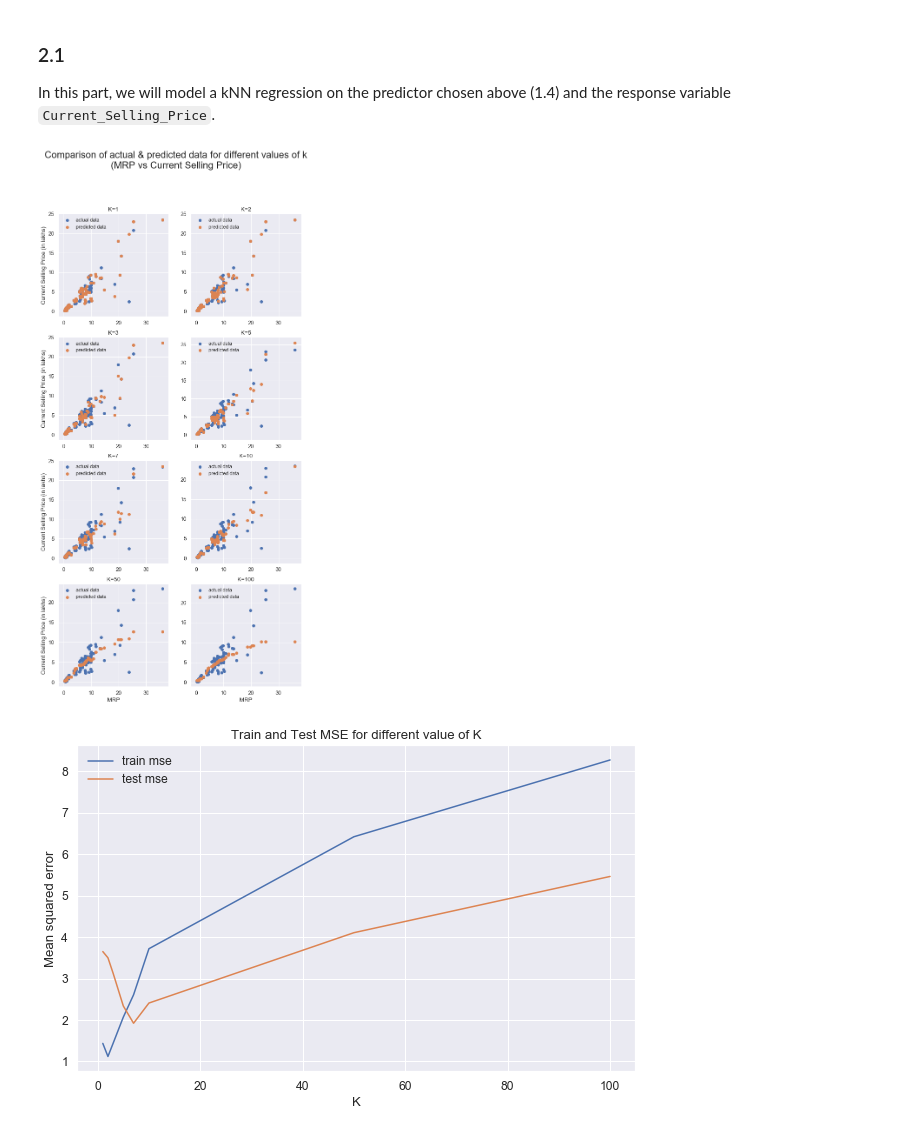
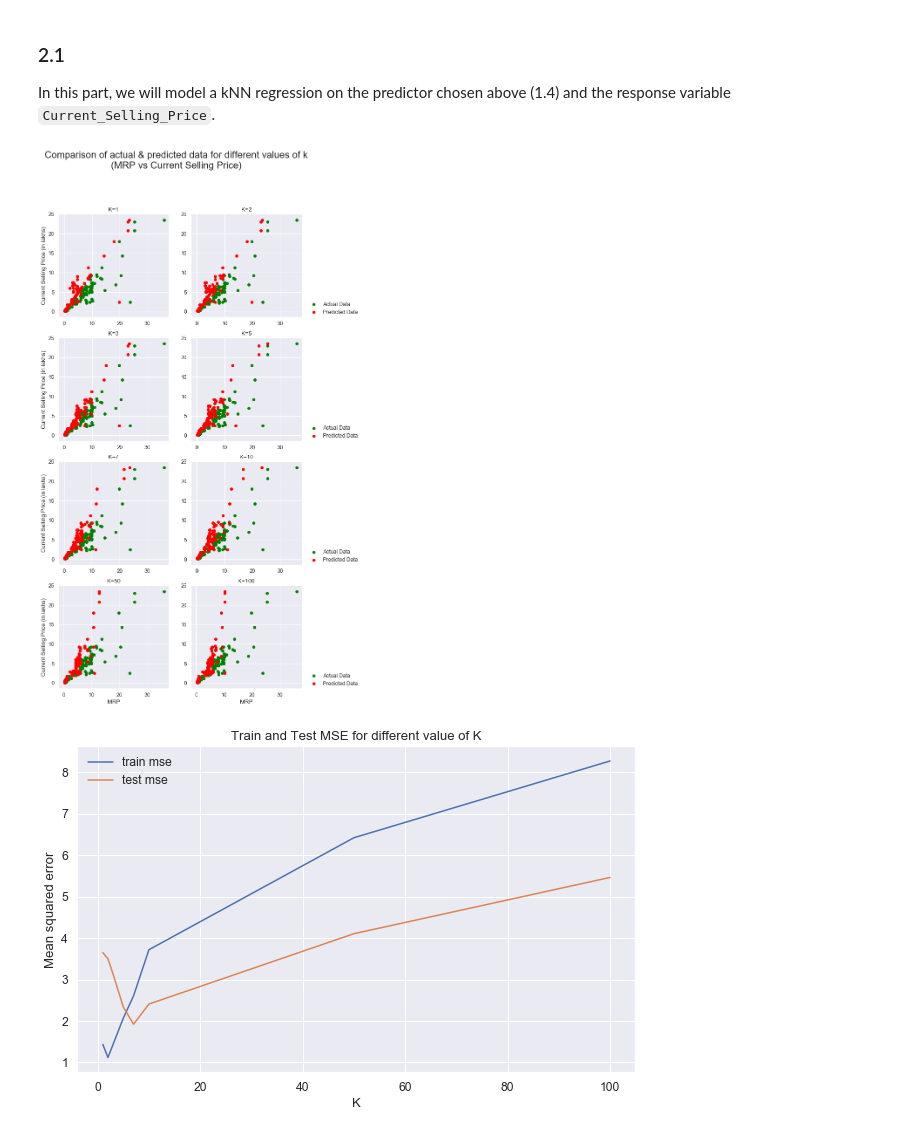
Before and after one commit to Wangsherpa/homework-1, a Jupyter notebook: ai1_c1_homework1_students.ipynb, the cells around one changed output. Drawn from its saved outputs; the diff is of its cells as text; code cells hidden in the pictures.

Commit message:
fixed plot and optional challange

```diff
--- a/ai1_c1_homework1_students.ipynb
+++ b/ai1_c1_homework1_students.ipynb
@@ -309,61 +309,39 @@ x_train, x_test, y_train, y_test = train_test_split(x, y, test_size=0.25, random
 ## Each figure should have plots of the prediction from the k-NN regression and the actual data points on the same figure, as well as axis labels, title, and legend
 k_list = [1, 2, 3, 5, 7, 10, 50, 100]
 mse_train_dict = {}
 mse_test_dict = {}
 predictions = {}
 
 for k in k_list:
     knn = KNeighborsRegressor(n_neighbors=k)
     knn.fit(x_train, y_train)
     y_train_pred = knn.predict(x_train)
     y_test_pred = knn.predict(x_test)
     predictions[k] = y_test_pred
     mse_train_dict[k] = mean_squared_error(y_train, y_train_pred)
     mse_test_dict[k] = mean_squared_error(y_test, y_test_pred)
 
 # Plotting
-# fig, ax = plt.subplots(4, 2, figsize=(10, 20))
-
-# k = 0
-# for i in range(4):
-#     for j in range(2):
-#         ax[i][j].scatter(x_test, y_test, color='green')
-#         ax[i][j].scatter(predictions[k_list[k]], y_test, color='red')
-#         ax[i][j].set_xlabel(f"K={k_list[k]}")
-#         k += 1
-sns.set(font_scale=1.1)
 fig, ax = plt.subplots(4, 2, figsize=(10, 20))
-ax[0][0].scatter(x_test, y_test, label="actual data")
-ax[0][0].scatter(x_test, predictions[1], label="predicted data")
-ax[0][1].scatter(x_test, y_test, label="actual data")
-ax[0][1].scatter(x_test, predictions[2], label="predicted data")
-ax[1][0].scatter(x_test, y_test, label="actual data")
-ax[1][0].scatter(x_test, predictions[3], label="predicted data")
-ax[1][1].scatter(x_test, y_test, label="actual data")
-ax[1][1].scatter(x_test, predictions[5], label="predicted data")
-ax[2][0].scatter(x_test, y_test, label="actual data")
-ax[2][0].scatter(x_test, predictions[7], label="predicted data")
-ax[2][1].scatter(x_test, y_test, label="actual data")
-ax[2][1].scatter(x_test, predictions[10], label="predicted data")
-ax[3][0].scatter(x_test, y_test, label="actual data")
-ax[3][0].scatter(x_test, predictions[50], label="predicted data")
-ax[3][1].scatter(x_test, y_test, label="actual data")
-ax[3][1].scatter(x_test, predictions[100], label="predicted data")
 
 k = 0
 for i in range(4):
     for j in range(2):
-        ax[i][j].legend(fontsize='small')
+        ax[i][j].scatter(x_test, y_test, color='green', label="Actual Data")
+        ax[i][j].scatter(predictions[k_list[k]], y_test, color='red', label="Predicted Data")
         ax[i][j].set_title(f"K={k_list[k]}")
         if j == 0:
             ax[i][j].set_ylabel('Current Selling Price (in lakhs)')
+        else:
+            ax[i][j].legend(loc=(1.04,0))
         k += 1
 ax[3][0].set_xlabel('MRP')
 ax[3][1].set_xlabel('MRP')
+# ax[0][1].legend(loc=(1.04,0))
 fig.suptitle("Comparison of actual & predicted data for different values of k\n(MRP vs Current Selling Price)")
 plt.show()
 # %% [output]
-[figure, old version]
+[figure, new version]
 # %%
 # Now make the MSE plots
 plt.figure(figsize=(10, 6))
```
Also changed, not shown: parts of 1 cell of this notebook.
